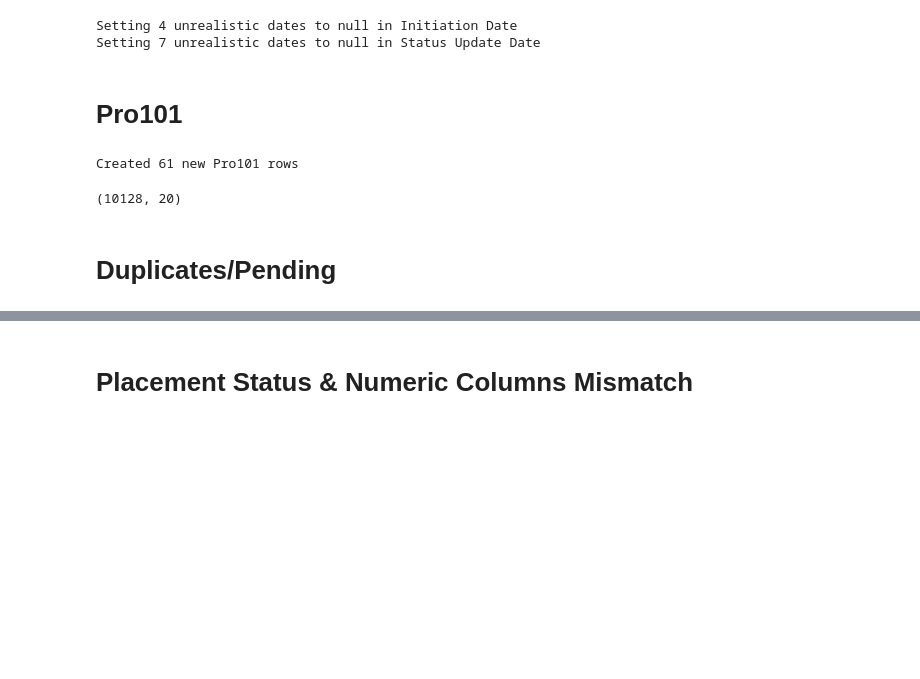
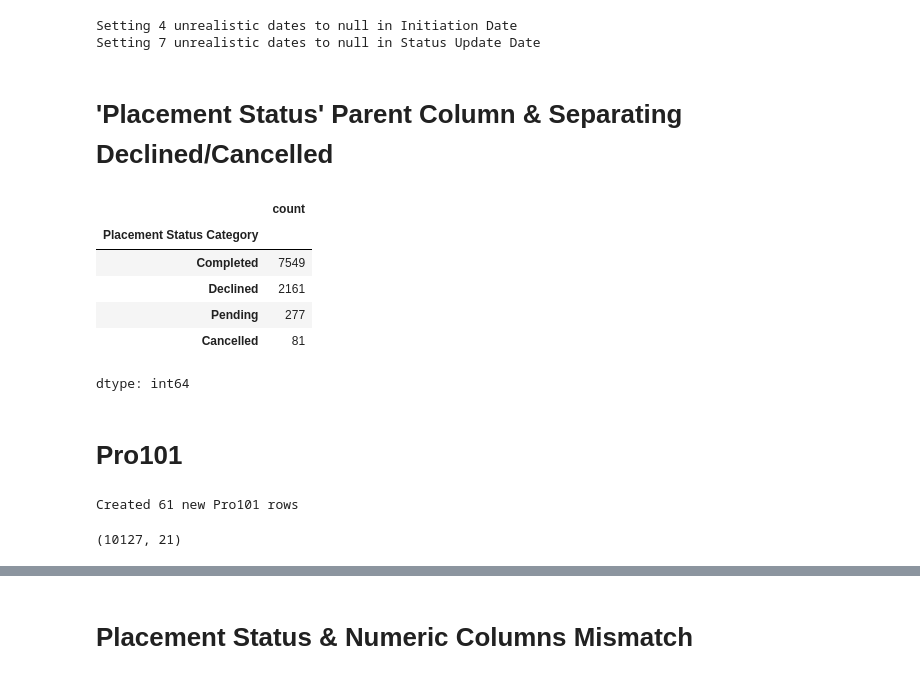
Before and after one commit to caseyeaston/BEA_PipelineEngagementAnalysis, a Jupyter notebook: BEA_PipelineEngagementCleaningFinal.ipynb, the cells around one changed output, grey strips where cells are left out. Drawn from its saved outputs; the diff is of its cells as text; code cells hidden in the pictures; blank space fills up the shorter version.

```diff
--- a/BEA_PipelineEngagementCleaningFinal.ipynb
+++ b/BEA_PipelineEngagementCleaningFinal.ipynb
@@ -73,7 +71,7 @@ dfmain = dfmain.drop(columns=[
 ])
 # %%
 # Convert numeric columns
-numeric_columns = [
+numeric_cols = [
     'Complete Student Trainings',
     'Complete Staff Trainings',
     'Complete Student Interactions',
@@ -84,11 +82,11 @@ numeric_columns = [
     'Pro101 Certificates Earned'
 ]
 
-for col in numeric_columns:
+for col in numeric_cols:
     dfmain[col] = pd.to_numeric(dfmain[col], errors='coerce')
 
 # Fill nulls with 0 for numeric columns
-for col in numeric_columns:
+for col in numeric_cols:
     dfmain[col] = dfmain[col].fillna(0)
 # %%
 # Remove summary and empty rows
@@ -134,3 +146,30 @@ dfmain['Derived Event Date'] = dfmain['Event Date or Start Date'].fillna(
 # %% [output]
 Setting 4 unrealistic dates to null in Initiation Date
 Setting 7 unrealistic dates to null in Status Update Date
+# %% [markdown]
+# 'Placement Status' Parent Column & Separating Declined/Cancelled
+# %%
+# Create parent category column
+def categorize_placement_status(status):
+    if status == 'Completed':
+        return 'Completed'
+    elif status in ['Cancelled-COVID', 'Cancelled-Weather', 'Cancelled-Illness']:
+        return 'Cancelled'
+    elif status in ['Initial Contact Made', 'Pending-Scheduling', 'Scheduled Interview',
+    'Internship In Process', 'Scheduled Event (Pending Completion)']:
+        return 'Pending'
+    else:
+        return 'Declined'
+
+dfmain['Placement Status Category'] = dfmain['Placement Status'].apply(categorize_placement_status)
+
+# Verify
+dfmain['Placement Status Category'].value_counts()
+# %% [output]
+|  | count |
+| Placement Status Category |  |
+| Completed | 7549 |
+| Declined | 2161 |
+| Pending | 277 |
+| Cancelled | 81 |
+dtype: int64
@@ -195,7 +261,7 @@ Setting 7 unrealistic dates to null in Status Update Date
 #         print(f"  Original: {dfmain.loc[orig_idx, 'Student Name']} - {dfmain.loc[orig_idx, 'WBL Opportunity Type']}")
 #         print(f"  Pro101:   {dfmain.loc[pro101_idx, 'Student Name']} - {dfmain.loc[pro101_idx, 'WBL Opportunity Type']}")
 # %%
-# Drop the 2 existing Pro101 rows that we'll recreate from their matching events
+# Drop the 2 existing Pro101 rows that we'll recreate from their matching events (found using fuzzy matching above)
 dfmain = dfmain.drop([1098, 540])
 
 # Find rows that need to be split (Pro101 earned during another event)
@@ -218,14 +284,17 @@ for idx, row in rows_to_split.iterrows():
     pro101_row['Complete Student Trainings'] = 0
     pro101_row['Complete Staff Trainings'] = 0
     pro101_row['Complete Student Internships'] = 0
-    pro101_row['Declined or Cancelled Student Interactions'] = 0
+    pro101_row['Internships in Progress'] = 0
+    pro101_row['Pending Student Interactions'] = 0
+    pro101_row['Declined Student Interactions'] = 0
+    pro101_row['Cancelled Student Interactions'] = 0
     pro101_row['Pro101 Certificates Earned'] = 0
     new_pro101_rows.append(pro101_row)
 
 # Add new Pro101 rows to dfmain
 dfmain = pd.concat([dfmain, pd.DataFrame(new_pro101_rows)], ignore_index=True)
 
-# Fix Completed Pro101 rows that have 0 in Complete Student Interactions
+# Transfer 'Pro101 Certificated Earned' to 'Complete Student Interactions'
 pro101_completed_wrong = dfmain[
     (dfmain['Placement Status'] == 'Completed') &
     (dfmain['WBL Opportunity Type'] == 'Professionalism 101 Training') &
@@ -241,6 +310,4 @@ print(f"Created {len(new_pro101_rows)} new Pro101 rows")
 dfmain.shape
 # %% [output]
 Created 61 new Pro101 rows
-(10128, 20)
+(10127, 21)
-# %% [markdown]
-# Duplicates/Pending
```
Also changed, not shown: parts of 18 cells of this notebook.
